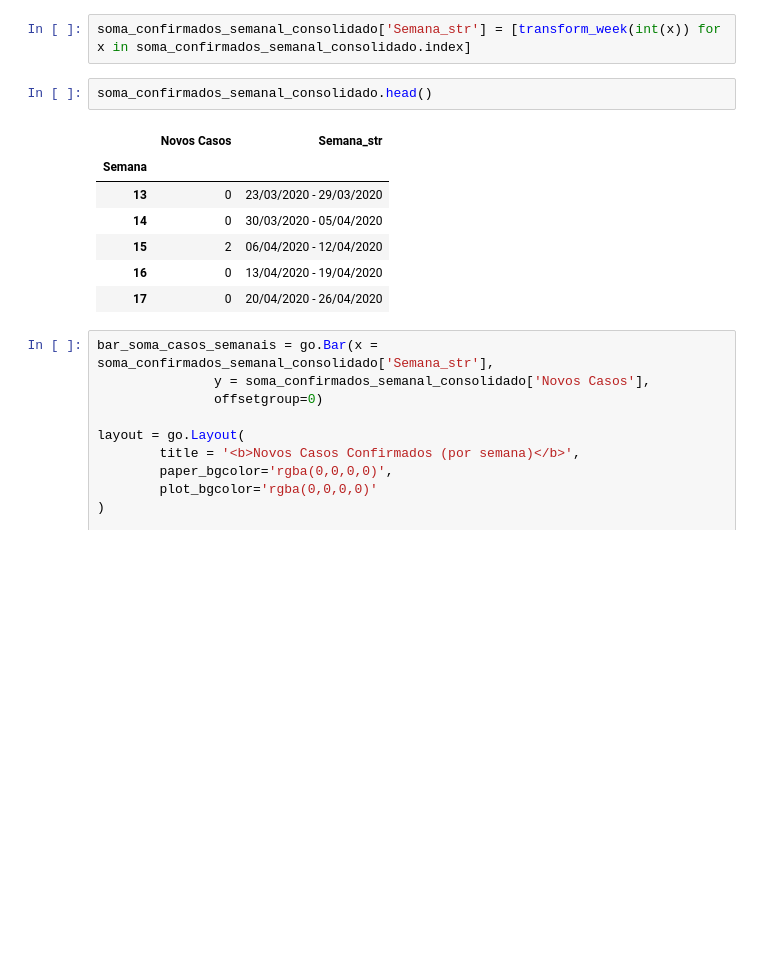
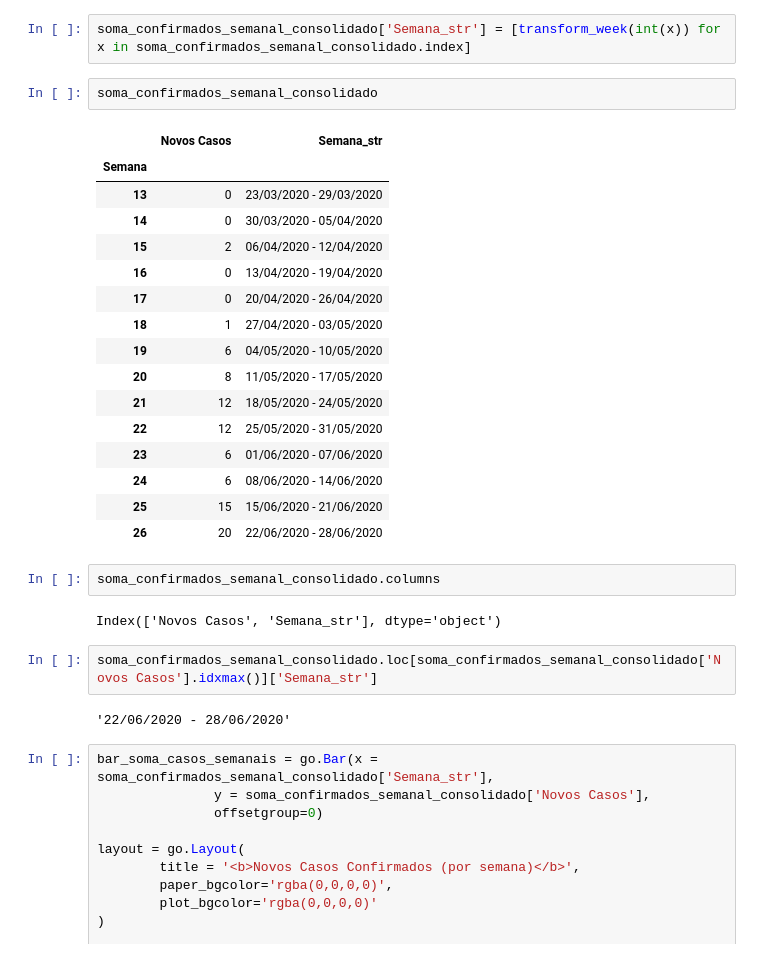
Before and after one commit to fpgdesa/CovidDashboard, a Jupyter notebook: dashboard/Notebook/Dados_Paty.ipynb, the cells around one changed output. Saved outputs shown, nothing was run; the diff lists cells and outputs as text; blank space fills up the shorter version.

```diff
--- a/dashboard/Notebook/Dados_Paty.ipynb
+++ b/dashboard/Notebook/Dados_Paty.ipynb
@@ -152,15 +156,32 @@ def transform_week(x):
 # %%
 soma_confirmados_semanal_consolidado['Semana_str'] = [transform_week(int(x)) for x in soma_confirmados_semanal_consolidado.index]
 # %%
-soma_confirmados_semanal_consolidado.head()
+soma_confirmados_semanal_consolidado
 # %% [output]
 |  | Novos Casos | Semana_str |
 | Semana |  |  |
 | 13 | 0 | 23/03/2020 - 29/03/2020 |
 | 14 | 0 | 30/03/2020 - 05/04/2020 |
 | 15 | 2 | 06/04/2020 - 12/04/2020 |
 | 16 | 0 | 13/04/2020 - 19/04/2020 |
 | 17 | 0 | 20/04/2020 - 26/04/2020 |
+| 18 | 1 | 27/04/2020 - 03/05/2020 |
+| 19 | 6 | 04/05/2020 - 10/05/2020 |
+| 20 | 8 | 11/05/2020 - 17/05/2020 |
+| 21 | 12 | 18/05/2020 - 24/05/2020 |
+| 22 | 12 | 25/05/2020 - 31/05/2020 |
+| 23 | 6 | 01/06/2020 - 07/06/2020 |
+| 24 | 6 | 08/06/2020 - 14/06/2020 |
+| 25 | 15 | 15/06/2020 - 21/06/2020 |
+| 26 | 20 | 22/06/2020 - 28/06/2020 |
+# %%
+soma_confirmados_semanal_consolidado.columns
+# %% [output]
+Index(['Novos Casos', 'Semana_str'], dtype='object')
+# %%
+soma_confirmados_semanal_consolidado.loc[soma_confirmados_semanal_consolidado['Novos Casos'].idxmax()]['Semana_str']
+# %% [output]
+'22/06/2020 - 28/06/2020'
 # %%
 bar_soma_casos_semanais = go.Bar(x = soma_confirmados_semanal_consolidado['Semana_str'],
                y = soma_confirmados_semanal_consolidado['Novos Casos'],
```
Also changed, not shown: parts of 1 cell of this notebook, 2 other files.
